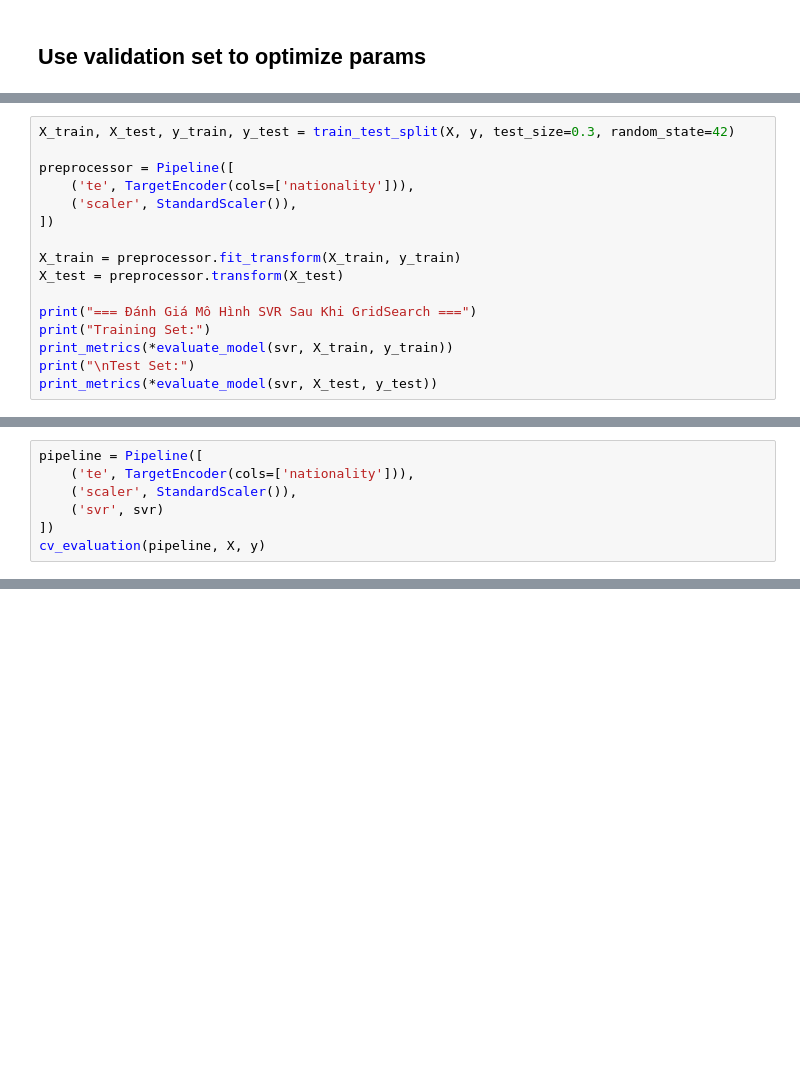
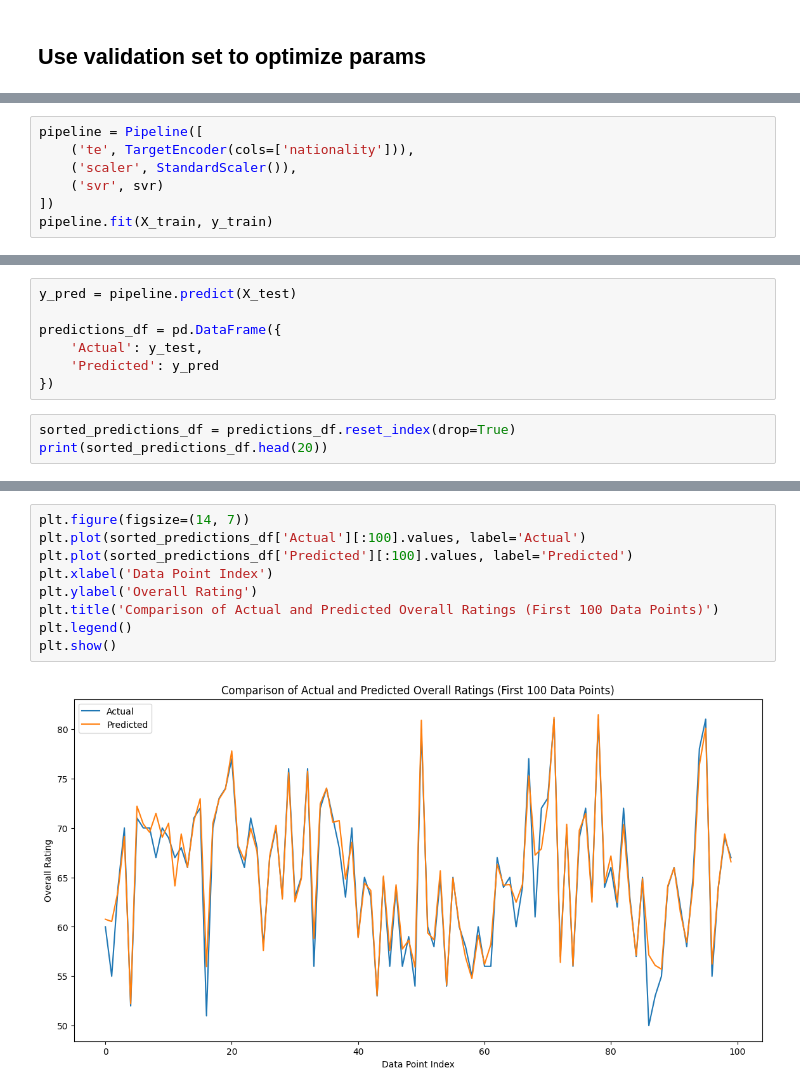
Before and after one commit to nttrung612/Football_Players_Rating_Prediction, a Jupyter notebook: svr.ipynb, the cells around one changed output, grey strips where cells are left out. Drawn from its saved outputs; the diff is of its cells as text; blank space fills up the shorter version.

Commit message:
SVR + GridSearchCV

```diff
--- a/svr.ipynb
+++ b/svr.ipynb
@@ -159,19 +157,3 @@ svr = joblib.load('svr_model.pkl')
 print("Mô hình SVR đã được tải lại thành công.")
 # %% [output]
 Mô hình SVR đã được tải lại thành công.
-# %%
-X_train, X_test, y_train, y_test = train_test_split(X, y, test_size=0.3, random_state=42)
-
-preprocessor = Pipeline([
-    ('te', TargetEncoder(cols=['nationality'])),
-    ('scaler', StandardScaler()),
-])
-
-X_train = preprocessor.fit_transform(X_train, y_train)
-X_test = preprocessor.transform(X_test)
-
-print("=== Đánh Giá Mô Hình SVR Sau Khi GridSearch ===")
-print("Training Set:")
-print_metrics(*evaluate_model(svr, X_train, y_train))
-print("\nTest Set:")
-print_metrics(*evaluate_model(svr, X_test, y_test))
@@ -192,5 +163,5 @@ pipeline = Pipeline([
     ('scaler', StandardScaler()),
     ('svr', svr)
 ])
-cv_evaluation(pipeline, X, y)
+pipeline.fit(X_train, y_train)
 # %% [output]
@@ -204,0 +171,10 @@ MAE trung bình: 0.991 ± 0.019
+# %%
+y_pred = pipeline.predict(X_test)
+
+predictions_df = pd.DataFrame({
+    'Actual': y_test,
+    'Predicted': y_pred
+})
+# %%
+sorted_predictions_df = predictions_df.reset_index(drop=True)
+print(sorted_predictions_df.head(20))
@@ -204,0 +199,11 @@ MAE trung bình: 0.991 ± 0.019
+# %%
+plt.figure(figsize=(14, 7))
+plt.plot(sorted_predictions_df['Actual'][:100].values, label='Actual')
+plt.plot(sorted_predictions_df['Predicted'][:100].values, label='Predicted')
+plt.xlabel('Data Point Index')
+plt.ylabel('Overall Rating')
+plt.title('Comparison of Actual and Predicted Overall Ratings (First 100 Data Points)')
+plt.legend()
+plt.show()
+# %% [output]
+[figure, added]
```
Also changed, not shown: parts of 17 cells of this notebook.
